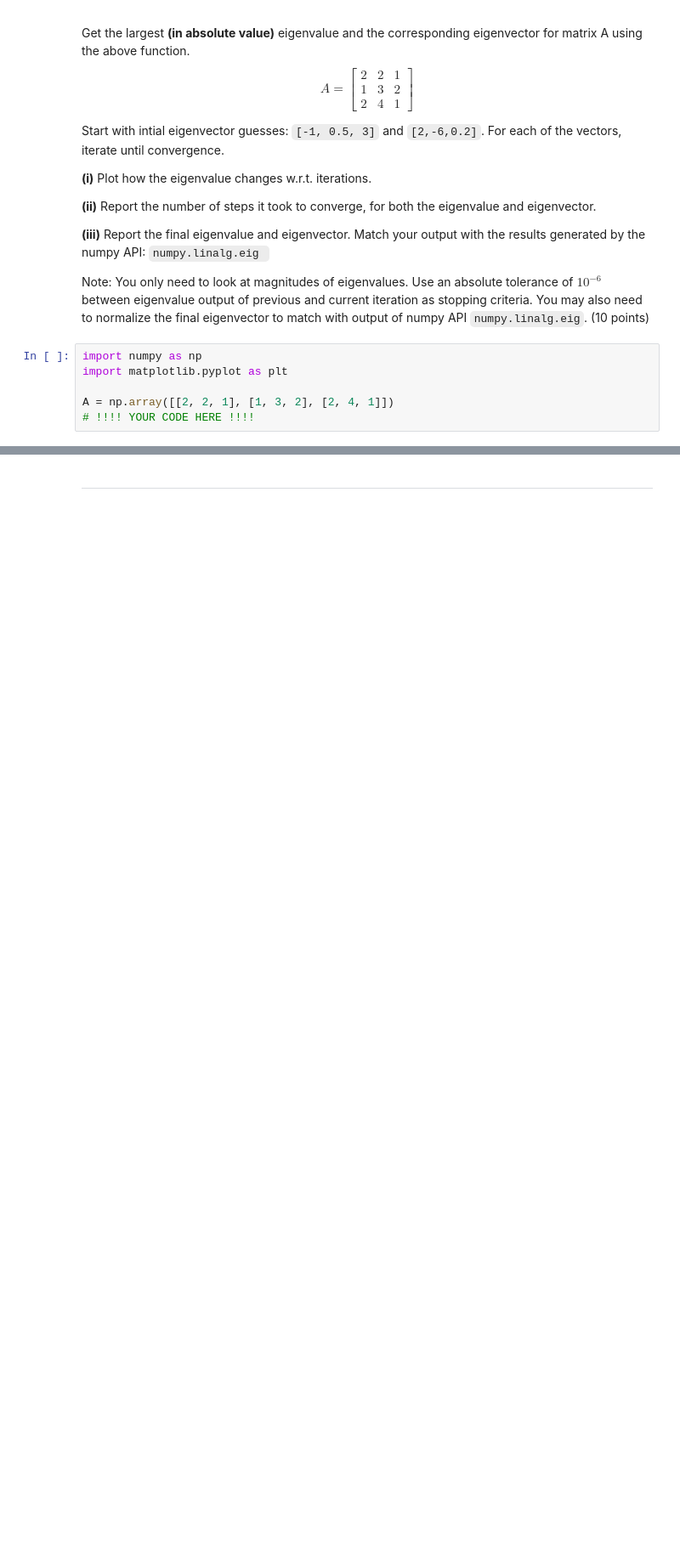
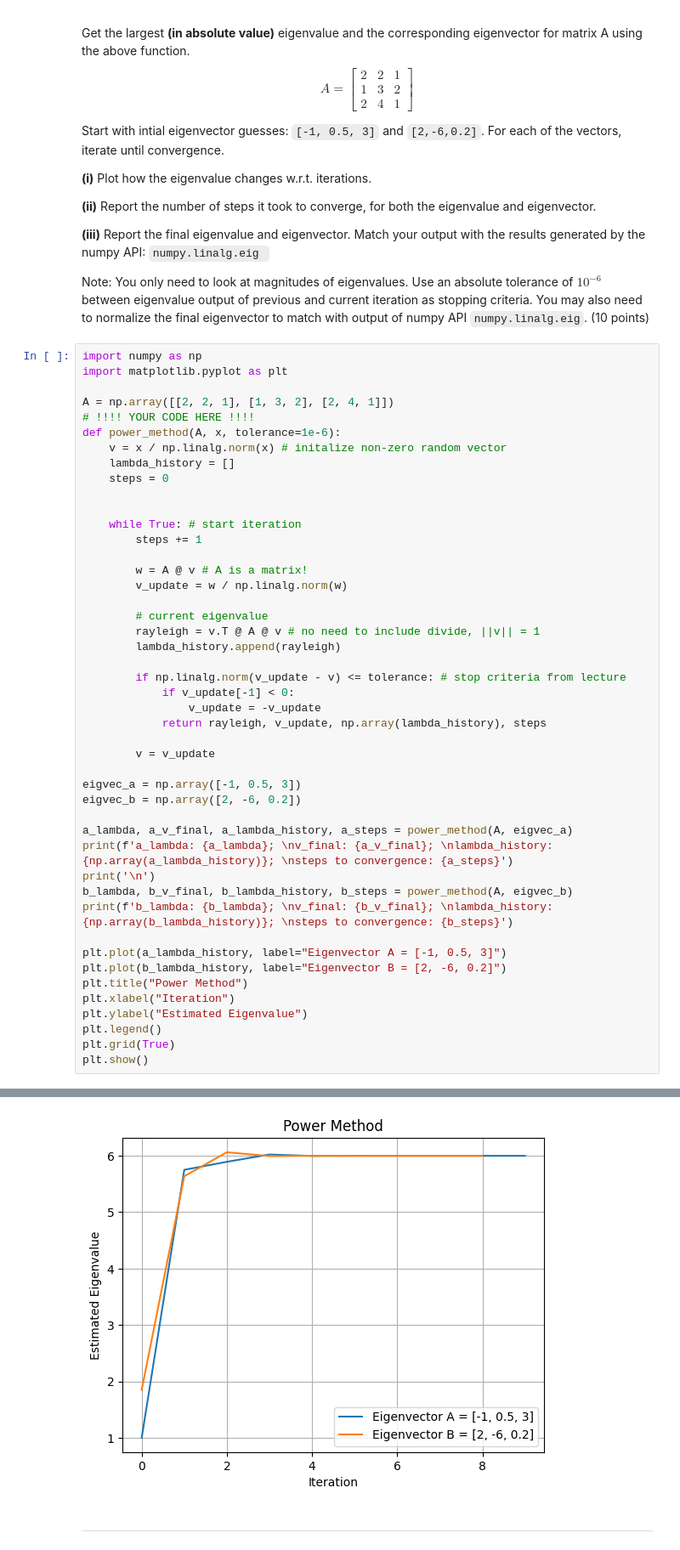
Before and after one commit to j1doan/ucsd-dsc210, a Jupyter notebook: pa3/dsc210_pa3.ipynb, the cells around one changed output, grey strips where cells are left out. Shown: that part at 85% size. Drawn from its saved outputs; the diff is of its cells as text; blank space fills up the shorter version.

```diff
--- a/pa3/dsc210_pa3.ipynb
+++ b/pa3/dsc210_pa3.ipynb
@@ -36,3 +36,44 @@ import matplotlib.pyplot as plt
 
 A = np.array([[2, 2, 1], [1, 3, 2], [2, 4, 1]])
 # !!!! YOUR CODE HERE !!!!
+def power_method(A, x, tolerance=1e-6):
+    v = x / np.linalg.norm(x) # initalize non-zero random vector
+    lambda_history = []
+    steps = 0
+
+
+    while True: # start iteration
+        steps += 1
+
+        w = A @ v # A is a matrix!
+        v_update = w / np.linalg.norm(w)
+
+        # current eigenvalue
+        rayleigh = v.T @ A @ v # no need to include divide, ||v|| = 1
+        lambda_history.append(rayleigh)
+
+        if np.linalg.norm(v_update - v) <= tolerance: # stop criteria from lecture
+            if v_update[-1] < 0:
+                v_update = -v_update
+            return rayleigh, v_update, np.array(lambda_history), steps
+
+        v = v_update
+
+eigvec_a = np.array([-1, 0.5, 3])
+eigvec_b = np.array([2, -6, 0.2])
+
+a_lambda, a_v_final, a_lambda_history, a_steps = power_method(A, eigvec_a)
+print(f'a_lambda: {a_lambda}; \nv_final: {a_v_final}; \nlambda_history: {np.array(a_lambda_history)}; \nsteps to convergence: {a_steps}')
+print('\n')
+b_lambda, b_v_final, b_lambda_history, b_steps = power_method(A, eigvec_b)
+print(f'b_lambda: {b_lambda}; \nv_final: {b_v_final}; \nlambda_history: {np.array(b_lambda_history)}; \nsteps to convergence: {b_steps}')
+
+plt.plot(a_lambda_history, label="Eigenvector A = [-1, 0.5, 3]")
+plt.plot(b_lambda_history, label="Eigenvector B = [2, -6, 0.2]")
+plt.title("Power Method")
+plt.xlabel("Iteration")
+plt.ylabel("Estimated Eigenvalue")
+plt.legend()
+plt.grid(True)
+plt.show()
+# %% [output]
@@ -39,3 +92,4 @@ A = np.array([[2, 2, 1], [1, 3, 2], [2, 4, 1]])
+[figure, added]
 # %% [markdown]
 
 
```
Also changed, not shown: parts of 3 cells of this notebook.
